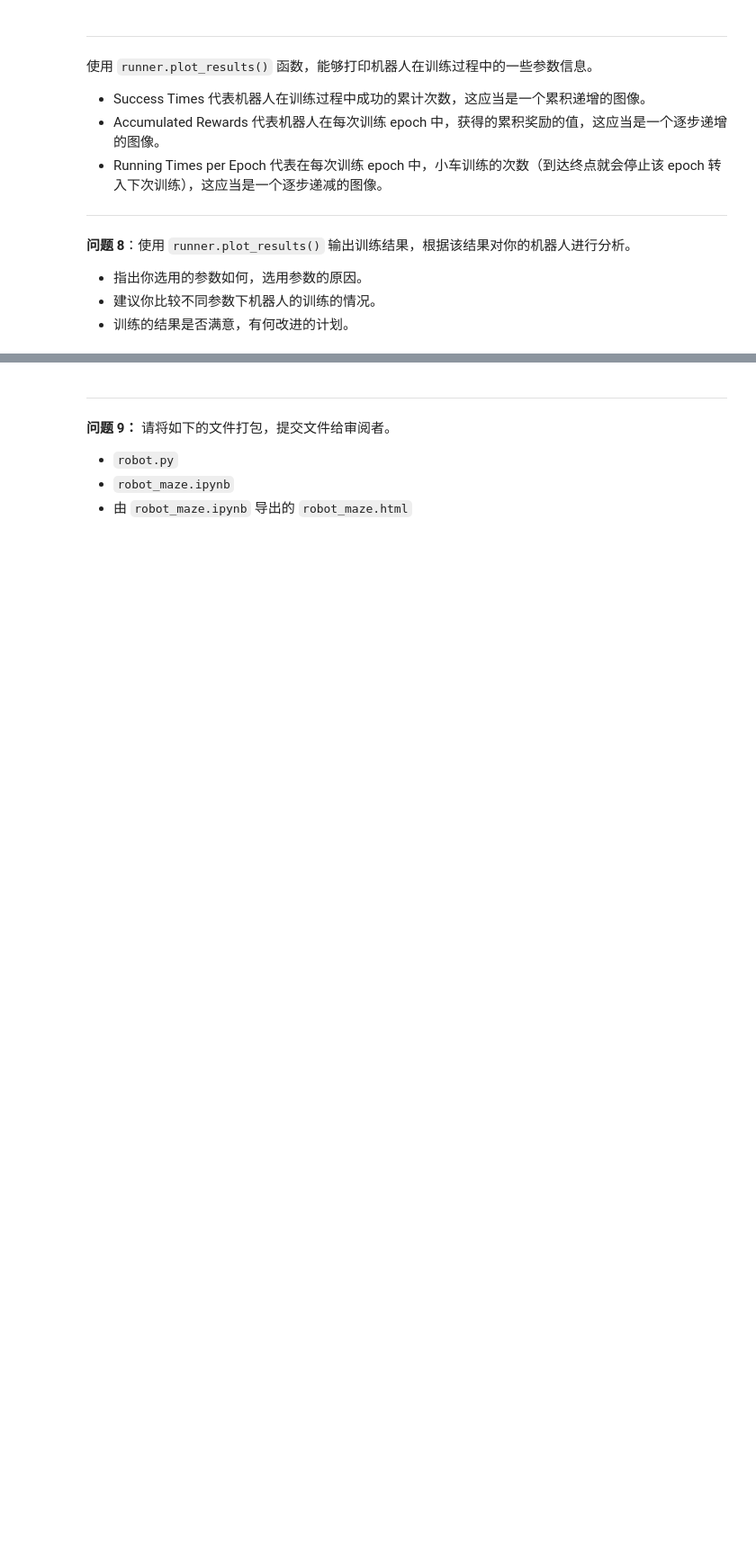
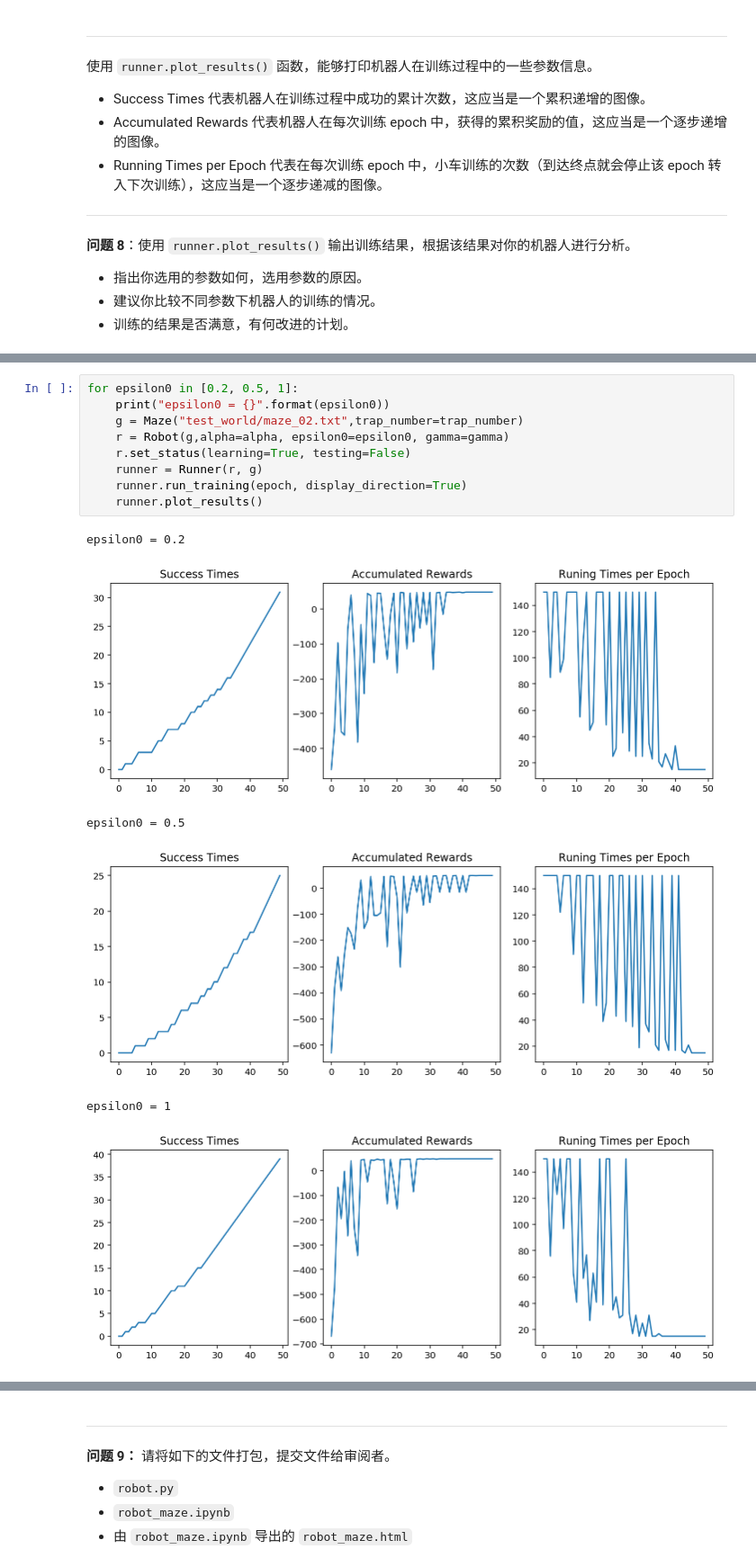
Before and after one commit to xueran1991/MLND-RL-RobotMaze, a Jupyter notebook: robot_maze.ipynb, the cells around one changed output, grey strips where cells are left out. Shown at 90% size. Saved outputs shown, nothing was run; the diff lists cells and outputs as text; blank space fills up the shorter version.

```diff
--- a/robot_maze.ipynb
+++ b/robot_maze.ipynb
@@ -291,0 +301,16 @@ runner.plot_results()
+# %%
+for epsilon0 in [0.2, 0.5, 1]:
+    print("epsilon0 = {}".format(epsilon0))
+    g = Maze("test_world/maze_02.txt",trap_number=trap_number)
+    r = Robot(g,alpha=alpha, epsilon0=epsilon0, gamma=gamma)
+    r.set_status(learning=True, testing=False)
+    runner = Runner(r, g)
+    runner.run_training(epoch, display_direction=True)
+    runner.plot_results()
+# %% [output]
+epsilon0 = 0.2
+[figure, added]
+epsilon0 = 0.5
+[figure, added]
+epsilon0 = 1
+[figure, added]
```
Also changed, not shown: parts of 16 cells of this notebook, 2 other files.
